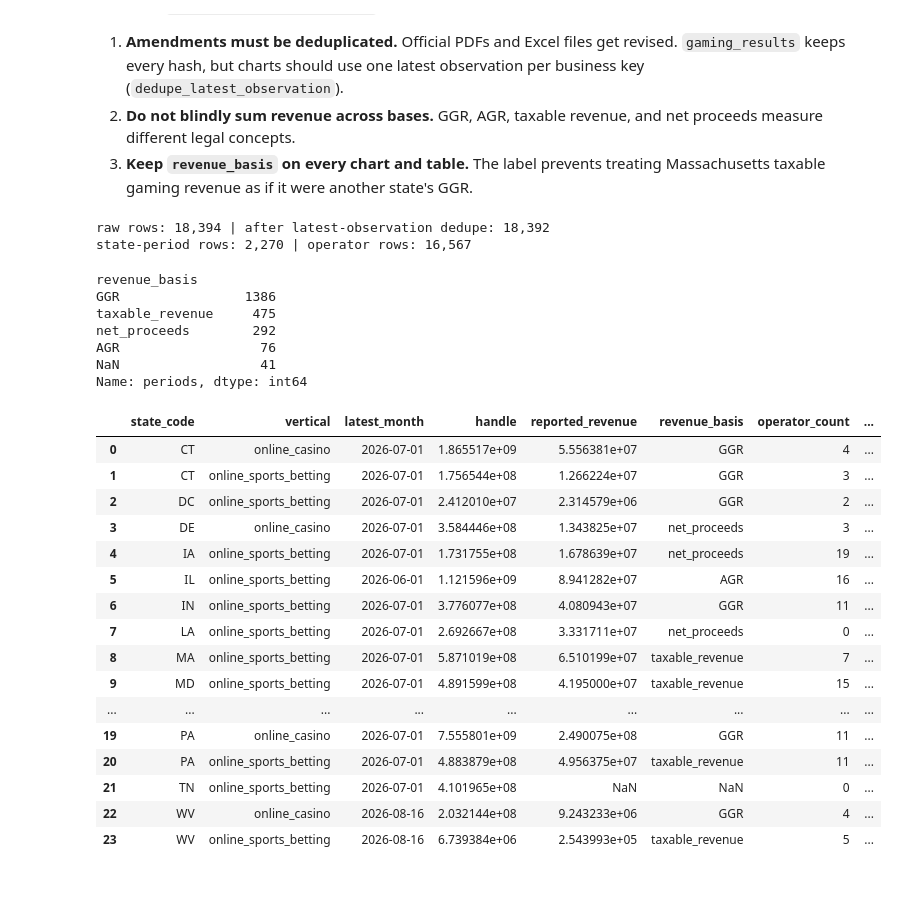
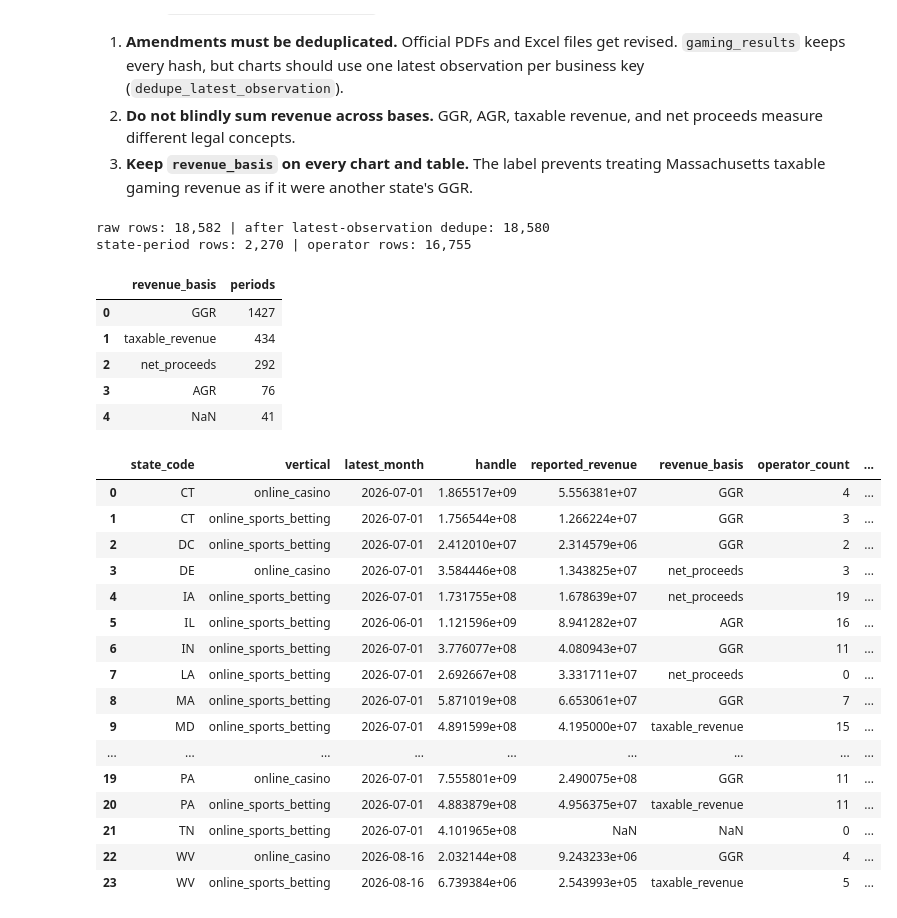
Before and after one commit to seangelb/researchOS, a Jupyter notebook: notebooks/40_sqlite_ggr_analysis.ipynb, the cells around one changed output. Drawn from its saved outputs; the diff is of its cells as text; code cells hidden in the pictures; blank space fills up the shorter version.

```diff
--- a/notebooks/40_sqlite_ggr_analysis.ipynb
+++ b/notebooks/40_sqlite_ggr_analysis.ipynb
@@ -135,47 +136,53 @@ operator_revenue = build_operator_revenue(results)
 
 print(f"raw rows: {len(results):,} | after latest-observation dedupe: {len(latest_results):,}")
 print(f"state-period rows: {len(state_period):,} | operator rows: {len(operator_revenue):,}")
-display(state_period["revenue_basis"].value_counts(dropna=False).rename("periods"))
+revenue_basis_summary = (
+    state_period["revenue_basis"]
+    .value_counts(dropna=False)
+    .rename("periods")
+    .reset_index()
+)
+revenue_basis_summary.columns = ["revenue_basis", "periods"]
+display(revenue_basis_summary)
 # %% [output]
-raw rows: 18,394 | after latest-observation dedupe: 18,392
-state-period rows: 2,270 | operator rows: 16,567
+raw rows: 18,582 | after latest-observation dedupe: 18,580
+state-period rows: 2,270 | operator rows: 16,755
-revenue_basis
-GGR                1386
-taxable_revenue     475
-net_proceeds        292
-AGR                  76
-NaN                  41
-Name: periods, dtype: int64
+|  | revenue_basis | periods |
+| 0 | GGR | 1427 |
+| 1 | taxable_revenue | 434 |
+| 2 | net_proceeds | 292 |
+| 3 | AGR | 76 |
+| 4 | NaN | 41 |
 # %%
 latest_idx = state_period.groupby(["state_code", "vertical"])["period_start"].idxmax()
 latest_overview = (
     state_period.loc[latest_idx]
     .loc[:, [
         "state_code",
         "vertical",
         "period_start",
         "handle",
         "revenue",
         "revenue_basis",
         "operator_count",
         "aggregation_source",
     ]]
     .rename(columns={"period_start": "latest_month", "revenue": "reported_revenue"})
     .sort_values(["state_code", "vertical"])
     .reset_index(drop=True)
 )
-latest_overview
+display(latest_overview)
 # %% [output]
 |  | state_code | vertical | latest_month | handle | reported_revenue | revenue_basis | operator_count | ... |
 | 0 | CT | online_casino | 2026-07-01 | 1.865517e+09 | 5.556381e+07 | GGR | 4 | ... |
 | 1 | CT | online_sports_betting | 2026-07-01 | 1.756544e+08 | 1.266224e+07 | GGR | 3 | ... |
 | 2 | DC | online_sports_betting | 2026-07-01 | 2.412010e+07 | 2.314579e+06 | GGR | 2 | ... |
 | 3 | DE | online_casino | 2026-07-01 | 3.584446e+08 | 1.343825e+07 | net_proceeds | 3 | ... |
 | 4 | IA | online_sports_betting | 2026-07-01 | 1.731755e+08 | 1.678639e+07 | net_proceeds | 19 | ... |
 | 5 | IL | online_sports_betting | 2026-06-01 | 1.121596e+09 | 8.941282e+07 | AGR | 16 | ... |
 | 6 | IN | online_sports_betting | 2026-07-01 | 3.776077e+08 | 4.080943e+07 | GGR | 11 | ... |
 | 7 | LA | online_sports_betting | 2026-07-01 | 2.692667e+08 | 3.331711e+07 | net_proceeds | 0 | ... |
-| 8 | MA | online_sports_betting | 2026-07-01 | 5.871019e+08 | 6.510199e+07 | taxable_revenue | 7 | ... |
+| 8 | MA | online_sports_betting | 2026-07-01 | 5.871019e+08 | 6.653061e+07 | GGR | 7 | ... |
 | 9 | MD | online_sports_betting | 2026-07-01 | 4.891599e+08 | 4.195000e+07 | taxable_revenue | 15 | ... |
 | ... | ... | ... | ... | ... | ... | ... | ... | ... |
 | 19 | PA | online_casino | 2026-07-01 | 7.555801e+09 | 2.490075e+08 | GGR | 11 | ... |
```
Also changed, not shown: parts of 9 cells of this notebook, 1 other file.
